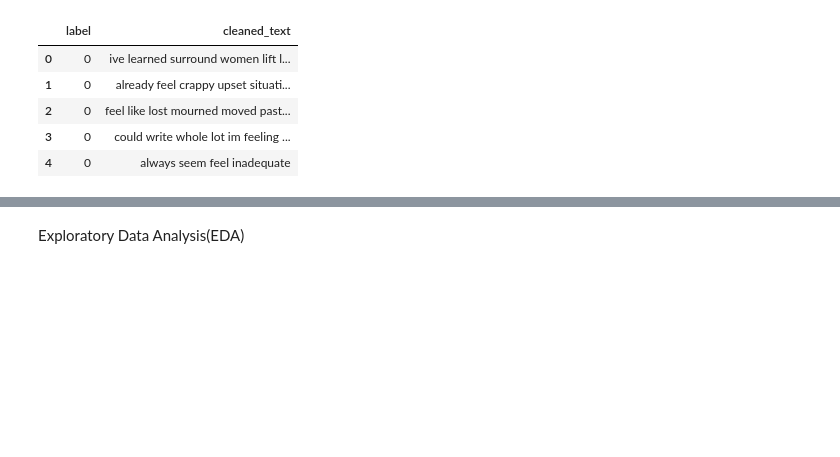
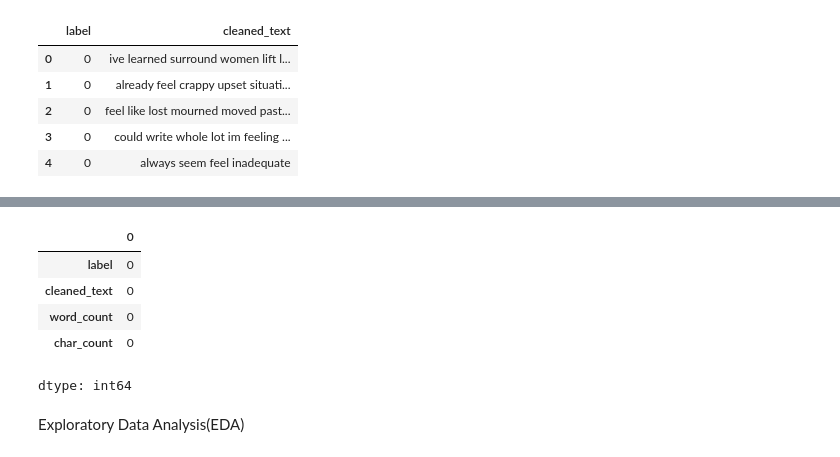
Before and after one commit to DilshanBotheju/EmotionDetectionUsingTexts-NLP-, a Jupyter notebook: EDA&FeatureEnginnering.ipynb, the cells around one changed output, grey strips where cells are left out. Drawn from its saved outputs; the diff is of its cells as text; code cells hidden in the pictures; blank space fills up the shorter version.

```diff
--- a/EDA&FeatureEnginnering.ipynb
+++ b/EDA&FeatureEnginnering.ipynb
@@ -30,2 +45,12 @@ Emotion_data.head()
+# %%
+# Check for null values
+Emotion_data.isnull().sum()
+# %% [output]
+|  | 0 |
+| label | 0 |
+| cleaned_text | 0 |
+| word_count | 0 |
+| char_count | 0 |
+dtype: int64
 # %% [markdown]
 Exploratory Data Analysis(EDA)
```
Also changed, not shown: parts of 5 cells of this notebook.
